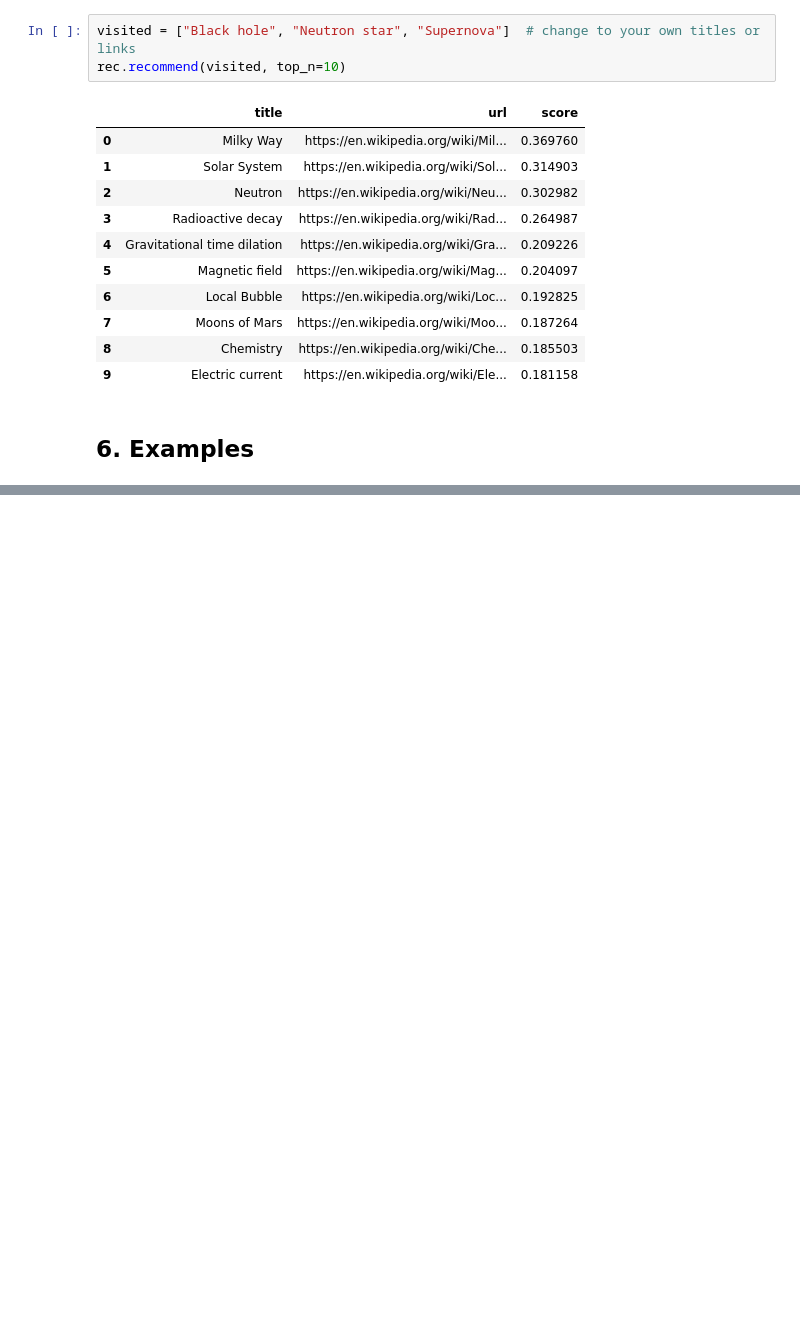
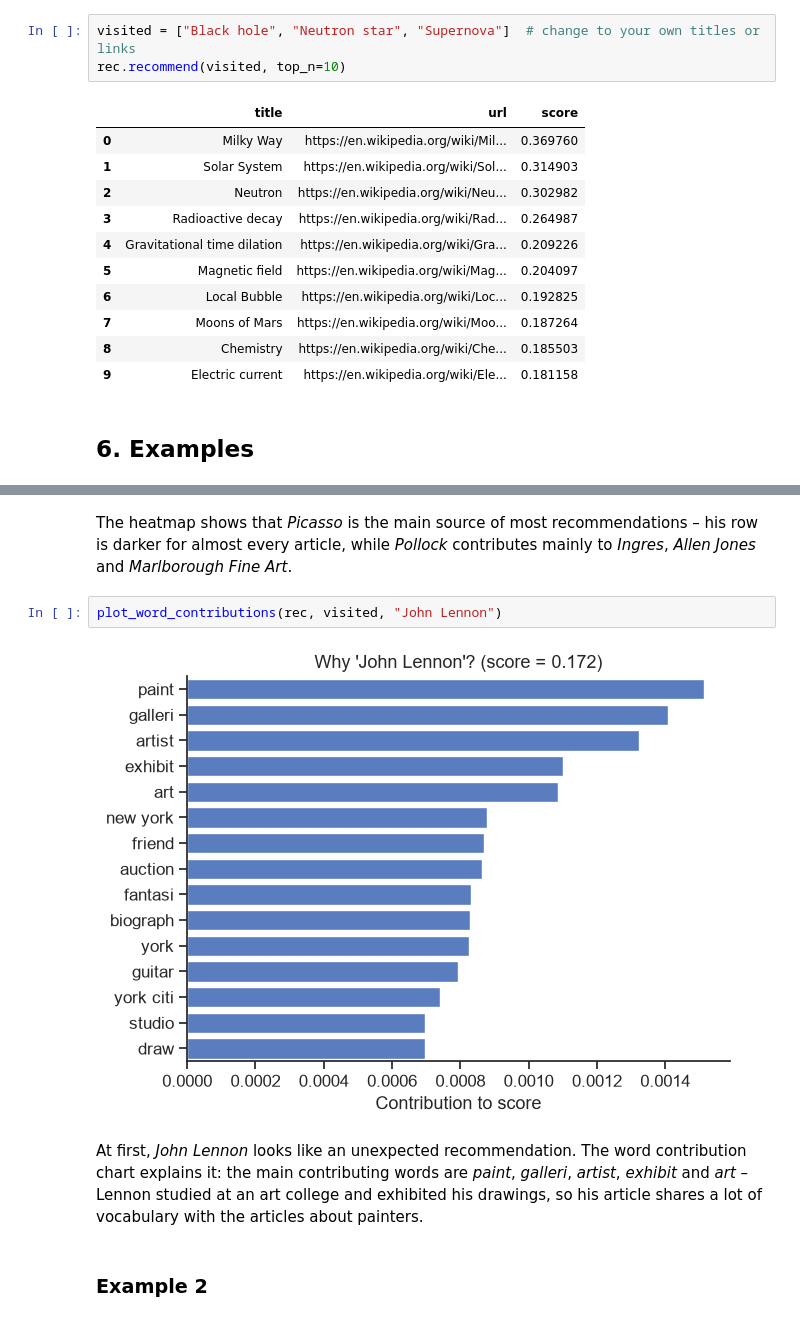
Before and after one commit to jakowczukalicja/wiki-recommender, a Jupyter notebook: wiki-recommender-report.ipynb, the cells around one changed output, grey strips where cells are left out. Drawn from its saved outputs; the diff is of its cells as text; blank space fills up the shorter version.

Commit message:
examples and conclusions

```diff
--- a/wiki-recommender-report.ipynb
+++ b/wiki-recommender-report.ipynb
@@ -511,0 +563,10 @@ rec.recommend(visited, top_n=10)
+# %% [markdown]
+The heatmap shows that *Picasso* is the main source of most recommendations – his row is darker for almost every article, while *Pollock* contributes mainly to *Ingres*, *Allen Jones* and *Marlborough Fine Art*.
+# %%
+plot_word_contributions(rec, visited, "John Lennon")
+# %% [output]
+[figure, added]
+# %% [markdown]
+At first, *John Lennon* looks like an unexpected recommendation. The word contribution chart explains it: the main contributing words are *paint*, *galleri*, *artist*, *exhibit* and *art* – Lennon studied at an art college and exhibited his drawings, so his article shares a lot of vocabulary with the articles about painters.
+# %% [markdown]
+### Example 2
```
Also changed, not shown: parts of 29 cells of this notebook.
